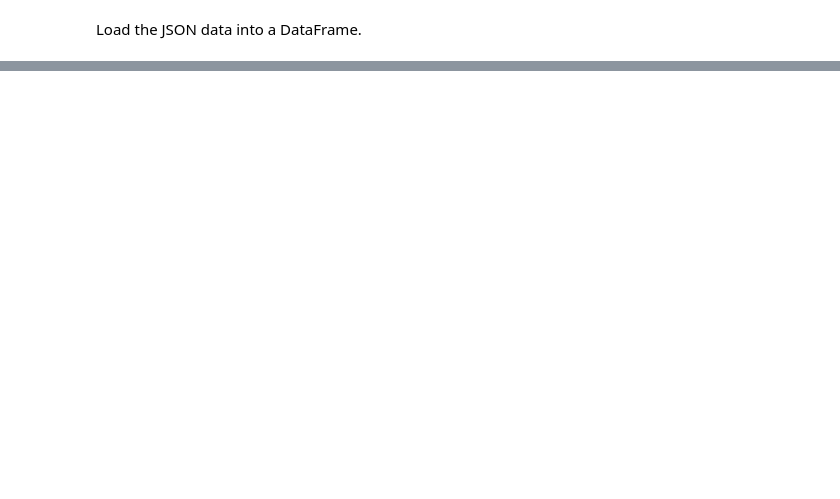
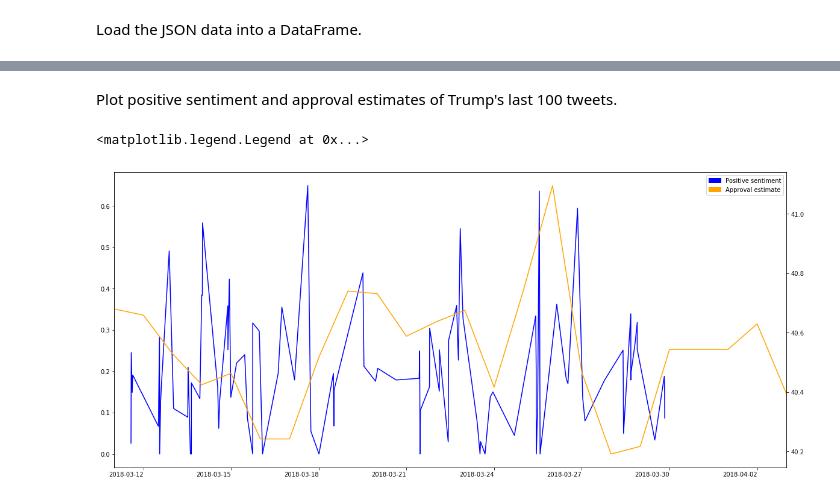
Before and after one commit to Capital-News-Service/daily-trump-snapshot, a Jupyter notebook: daily_trump_snapshot.ipynb, the cells around one changed output, grey strips where cells are left out. Saved outputs shown, nothing was run; the diff lists cells and outputs as text; code cells hidden in the pictures; blank space fills up the shorter version.

```diff
--- a/daily_trump_snapshot.ipynb
+++ b/daily_trump_snapshot.ipynb
@@ -94,6 +102,7 @@ tweets.head()
 # %%
-# TODO: add approval estimates
 for index,row in tweets.iterrows():
     date = row['created_at'].date()
-    approval = approval_estimates[approval_estimates['timestamp'] == date].iloc[0]['approve_estimate']
+    approval = approval_estimates[approval_estimates['modeldate'] == date].iloc[0].loc['approve_estimate']
+    tweets.at[index,'approval'] = approval/100.0
+tweets.head()
 # %% [output]
@@ -100,0 +115,22 @@ IndexError: single positional indexer is out-of-bounds
+# %% [markdown]
+Plot positive sentiment and approval estimates of Trump's last 100 tweets.
+# %%
+tweets_l00 = tweets[:100]
+
+#positive sentiment of tweets
+tweets_l00 = tweets_l00.rename(tweets_l00['created_at'])['pos']
+plt.figure()
+tweets_l00.plot(figsize=(20,10), color='blue')
+
+#approval estimates
+mindate = tweets_l00.index.min().to_pydatetime().date()
+approval_estimates = approval_estimates.rename(approval_estimates['modeldate'])
+approval_estimates['approve_estimate'].truncate(after=mindate).plot(secondary_y=True, color='orange')
+
+#legend
+blue_patch = mpatches.Patch(color='blue', label='Positive sentiment')
+orange_patch = mpatches.Patch(color='orange', label='Approval estimate')
+plt.legend(handles=[blue_patch,orange_patch])
+# %% [output]
+<matplotlib.legend.Legend at 0x...>
+[figure, added]
```
Also changed, not shown: parts of 15 cells of this notebook.
